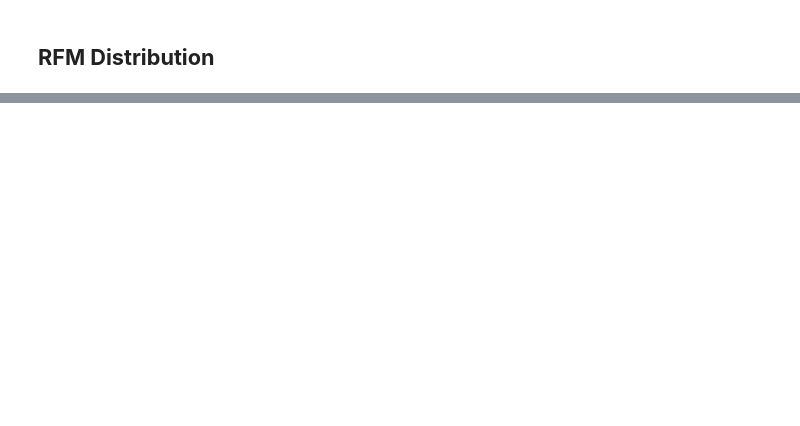
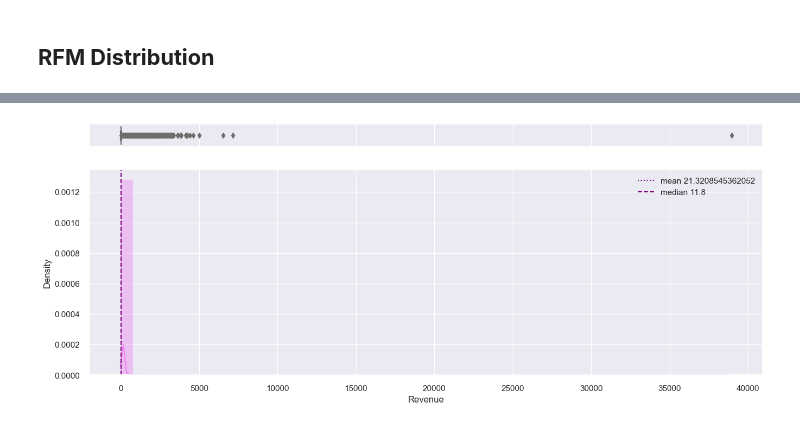
Before and after one commit to mrazakqq/Customer-Segmentation-Online-Retail, a Jupyter notebook: customer-segmentation-online-retail.ipynb, the cells around one changed output, grey strips where cells are left out. Drawn from its saved outputs; the diff is of its cells as text; code cells hidden in the pictures; blank space fills up the shorter version.

```diff
--- a/customer-segmentation-online-retail.ipynb
+++ b/customer-segmentation-online-retail.ipynb
@@ -1223,0 +1239,4 @@ fig.show()
+# %%
+histBoxPlot(data.Revenue)
+# %% [output]
+[figure, added]
```
Also changed, not shown: parts of 27 cells of this notebook.
